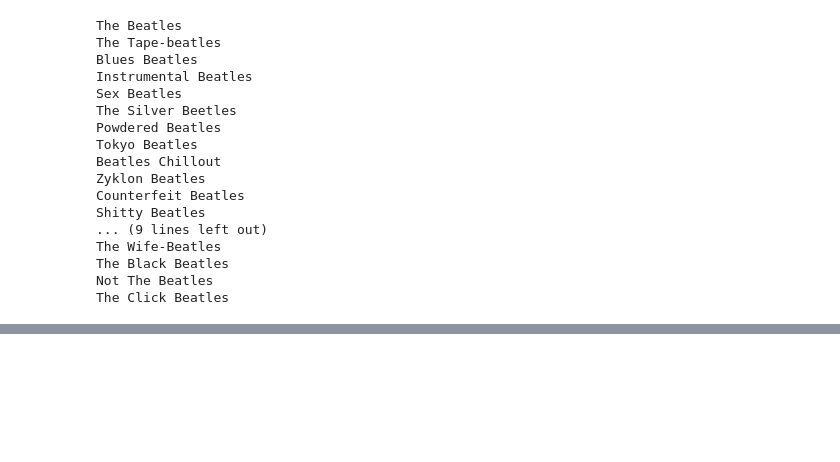
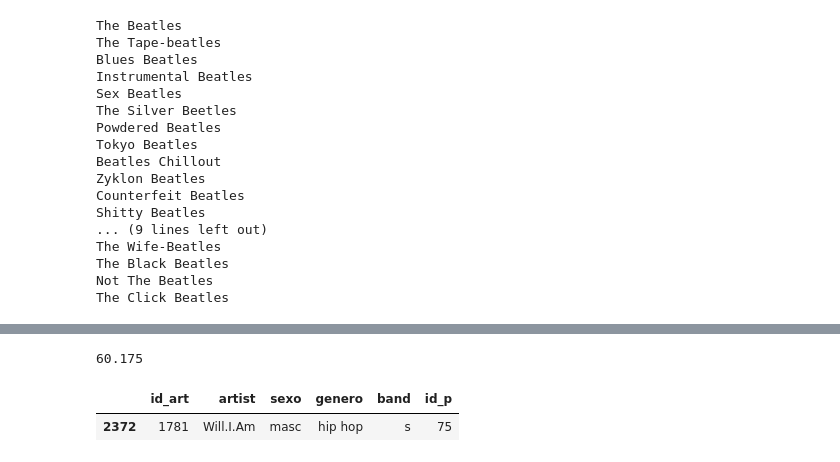
Before and after one commit to emarfer/musicable, a Jupyter notebook: notebooks_pruebas/15_api_musicbrainz.ipynb, the cells around one changed output, grey strips where cells are left out. Saved outputs shown, nothing was run; the diff lists cells and outputs as text; code cells hidden in the pictures; blank space fills up the shorter version.

Commit message:
pruebas info artists 👨‍🎤

```diff
--- a/notebooks_pruebas/15_api_musicbrainz.ipynb
+++ b/notebooks_pruebas/15_api_musicbrainz.ipynb
@@ -92,0 +187,17 @@ reqmbid
+# %%
+artists = pd.read_sql_query(f'''
+
+SELECT * FROM artistas order by artist;
+
+''',engine)
+# %%
+len(artists) /40
+# %% [output]
+60.175
+# %%
+artistssample = artists.sample(10)
+# %%
+artistssample.sample()
+# %% [output]
+|  | id_art | artist | sexo | genero | band | id_p |
+| 2372 | 1781 | Will.I.Am | masc | hip hop | s | 75 |
```
Also changed, not shown: parts of 20 cells of this notebook, 5 other files.
